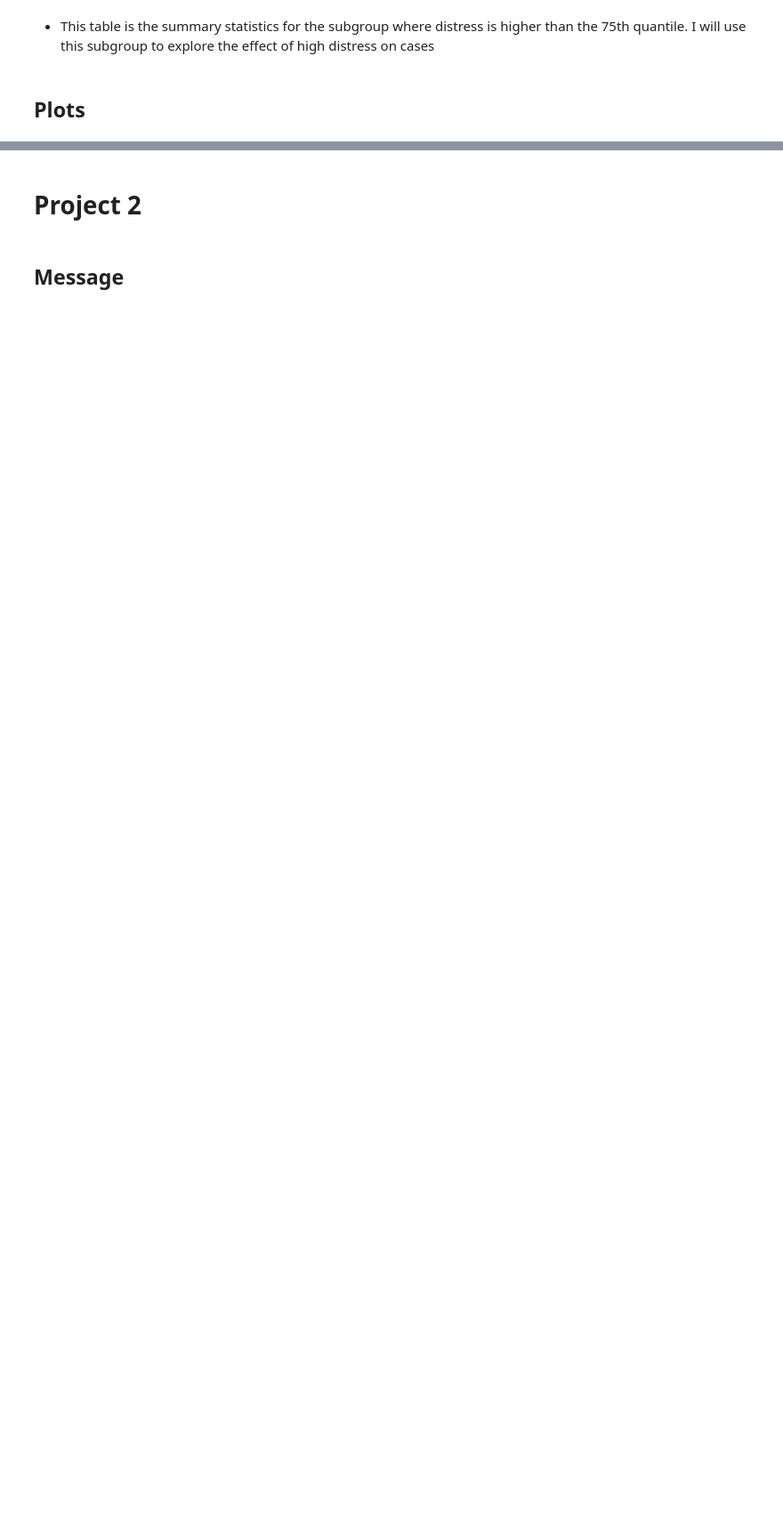
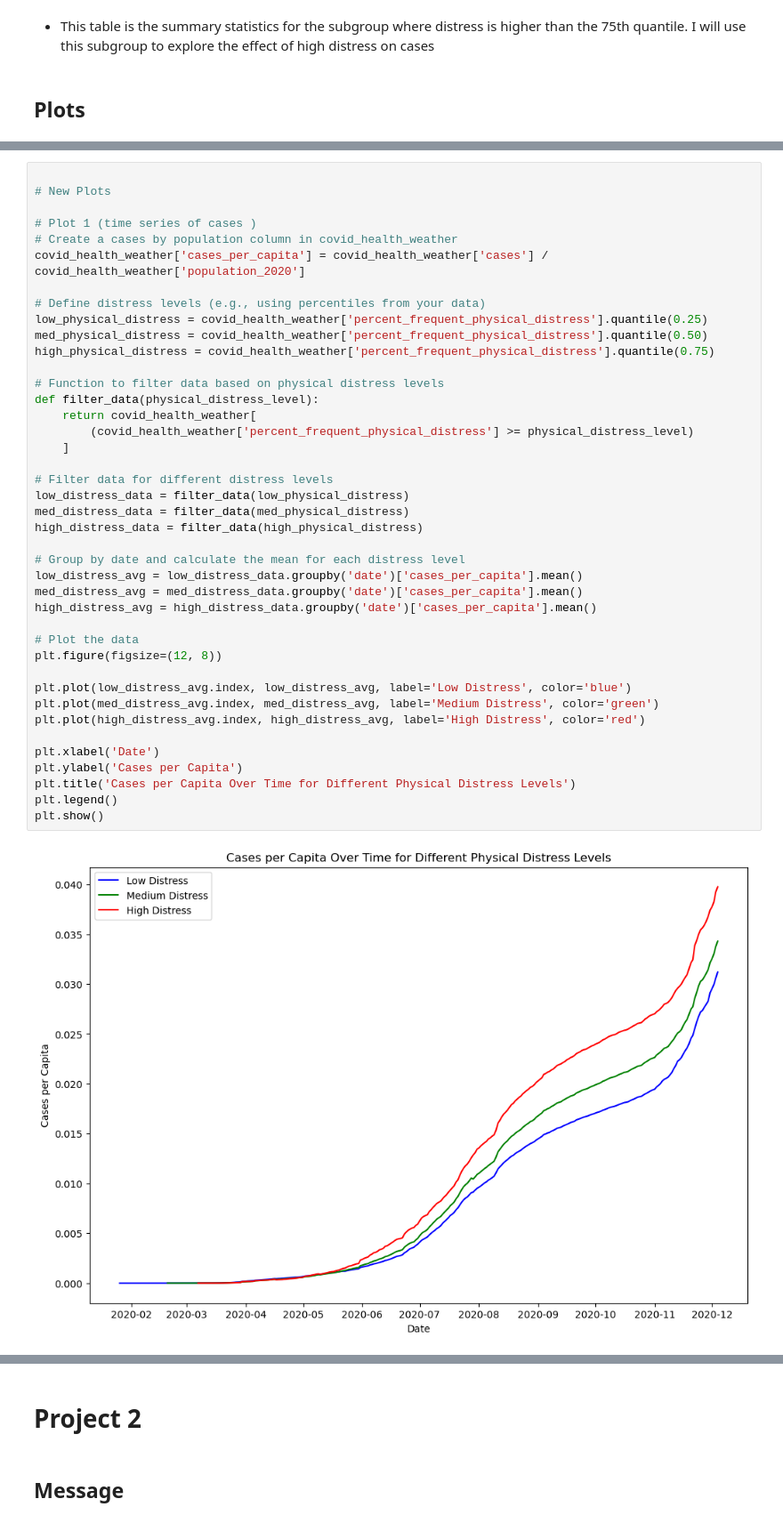
Before and after one commit to r-lee1888/eco225-project-code-r-lee1888, a Jupyter notebook: Code/Project1Code.ipynb, the cells around one changed output, grey strips where cells are left out. Shown at 89% size. Saved outputs shown, nothing was run; the diff lists cells and outputs as text; blank space fills up the shorter version.

```diff
--- a/Code/Project1Code.ipynb
+++ b/Code/Project1Code.ipynb
@@ -348,0 +289,43 @@ display(summary_stats_half2)
+# %%
+
+# New Plots
+
+# Plot 1 (time series of cases )
+# Create a cases by population column in covid_health_weather
+covid_health_weather['cases_per_capita'] = covid_health_weather['cases'] / covid_health_weather['population_2020']
+
+# Define distress levels (e.g., using percentiles from your data)
+low_physical_distress = covid_health_weather['percent_frequent_physical_distress'].quantile(0.25)
+med_physical_distress = covid_health_weather['percent_frequent_physical_distress'].quantile(0.50)
+high_physical_distress = covid_health_weather['percent_frequent_physical_distress'].quantile(0.75)
+
+# Function to filter data based on physical distress levels
+def filter_data(physical_distress_level):
+    return covid_health_weather[
+        (covid_health_weather['percent_frequent_physical_distress'] >= physical_distress_level)
+    ]
+
+# Filter data for different distress levels
+low_distress_data = filter_data(low_physical_distress)
+med_distress_data = filter_data(med_physical_distress)
+high_distress_data = filter_data(high_physical_distress)
+
+# Group by date and calculate the mean for each distress level
+low_distress_avg = low_distress_data.groupby('date')['cases_per_capita'].mean()
+med_distress_avg = med_distress_data.groupby('date')['cases_per_capita'].mean()
+high_distress_avg = high_distress_data.groupby('date')['cases_per_capita'].mean()
+
+# Plot the data
+plt.figure(figsize=(12, 8))
+
+plt.plot(low_distress_avg.index, low_distress_avg, label='Low Distress', color='blue')
+plt.plot(med_distress_avg.index, med_distress_avg, label='Medium Distress', color='green')
+plt.plot(high_distress_avg.index, high_distress_avg, label='High Distress', color='red')
+
+plt.xlabel('Date')
+plt.ylabel('Cases per Capita')
+plt.title('Cases per Capita Over Time for Different Physical Distress Levels')
+plt.legend()
+plt.show()
+# %% [output]
+[figure, added]
```
Also changed, not shown: parts of 31 cells of this notebook, 2 other files.
